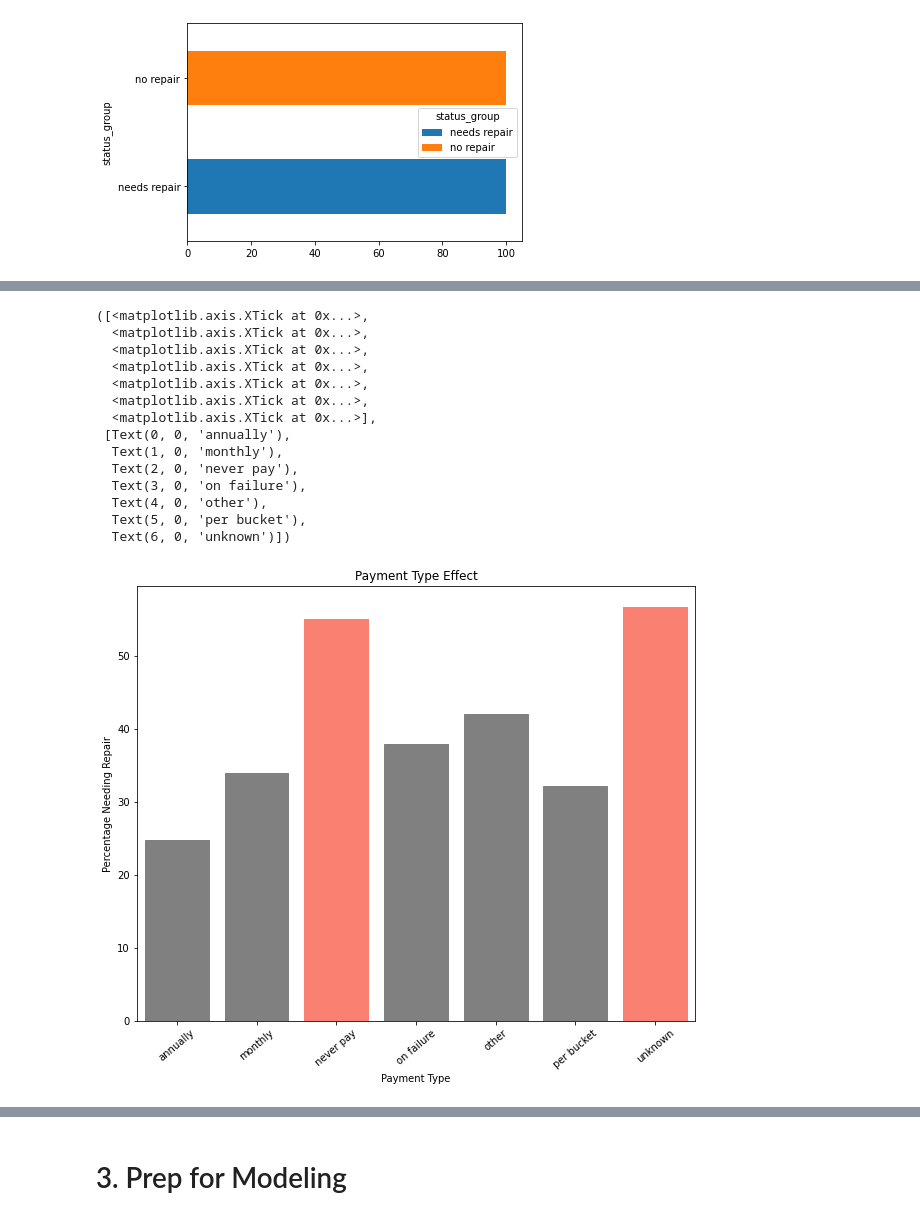
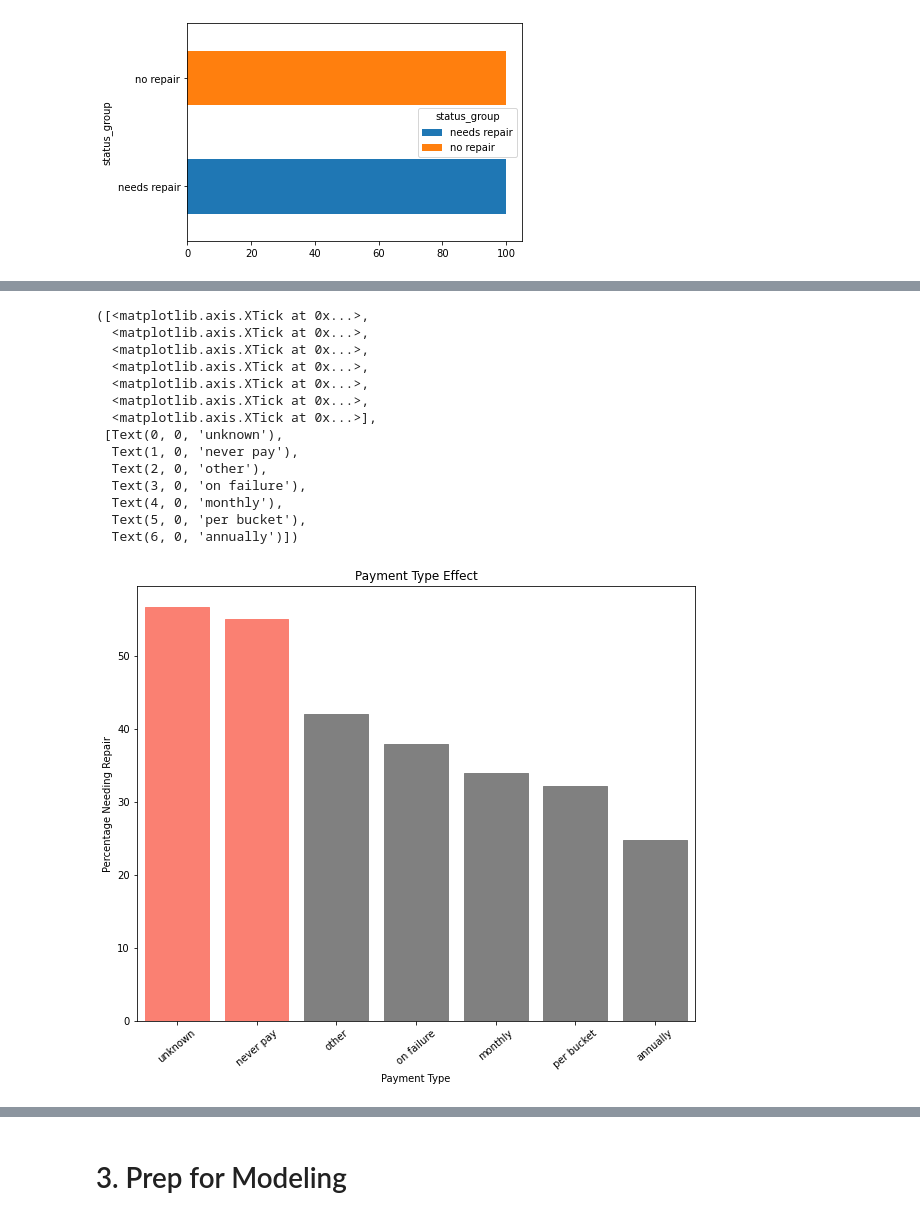
Before and after one commit to saifword/Tanz_well_predict, a Jupyter notebook: tanz_well.ipynb, the cells around one changed output, grey strips where cells are left out. Drawn from its saved outputs; the diff is of its cells as text; code cells hidden in the pictures.

```diff
--- a/tanz_well.ipynb
+++ b/tanz_well.ipynb
@@ -511,6 +520,7 @@ rep_q = df.groupby('quantity')['status_group'].value_counts(normalize=True).unst
 # Quantity chart
 
 rep_q = df.groupby('quantity')['status_group'].value_counts(normalize=True).unstack().reset_index()
+rep_q = rep_q.sort_values(['needs repair'], ascending=False).reset_index()
 rep_q['needs repair'] = rep_q['needs repair']*100
 
 plt.figure(figsize=(10,8))
@@ -541,37 +551,38 @@ plt.xticks(np.arange(5), rotation=40)
 # %%
 # Payment chart
 
 rep_p = df.groupby('payment_type')['status_group'].value_counts(normalize=True).unstack().reset_index()
+rep_p = rep_p.sort_values(['needs repair'], ascending=False).reset_index()
 rep_p['needs repair'] = rep_p['needs repair']*100
 
 plt.figure(figsize=(10,8))
 ax = sns.barplot(data=rep_p, x='payment_type', y='needs repair', ci=False)
 
 for bar in ax.patches:
     if bar.get_height() > 50:
         bar.set_color('salmon')
     else:
         bar.set_color('grey')
 
 plt.xlabel('Payment Type')
 plt.ylabel('Percentage Needing Repair')
 plt.title('Payment Type Effect')
 plt.xticks(np.arange(7), rotation=40)
 # %% [output]
 ([<matplotlib.axis.XTick at 0x...>,
   <matplotlib.axis.XTick at 0x...>,
   <matplotlib.axis.XTick at 0x...>,
   <matplotlib.axis.XTick at 0x...>,
   <matplotlib.axis.XTick at 0x...>,
   <matplotlib.axis.XTick at 0x...>,
   <matplotlib.axis.XTick at 0x...>],
- [Text(0, 0, 'annually'),
-  Text(1, 0, 'monthly'),
-  Text(2, 0, 'never pay'),
+ [Text(0, 0, 'unknown'),
+  Text(1, 0, 'never pay'),
+  Text(2, 0, 'other'),
   Text(3, 0, 'on failure'),
-  Text(4, 0, 'other'),
+  Text(4, 0, 'monthly'),
   Text(5, 0, 'per bucket'),
-  Text(6, 0, 'unknown')])
+  Text(6, 0, 'annually')])
-[figure, old version]
+[figure, new version]
 # %%
 rep_r = df.groupby('region')['status_group'].value_counts(normalize=True).unstack().reset_index()
```
Also changed, not shown: parts of 41 cells of this notebook, 3 other files.
